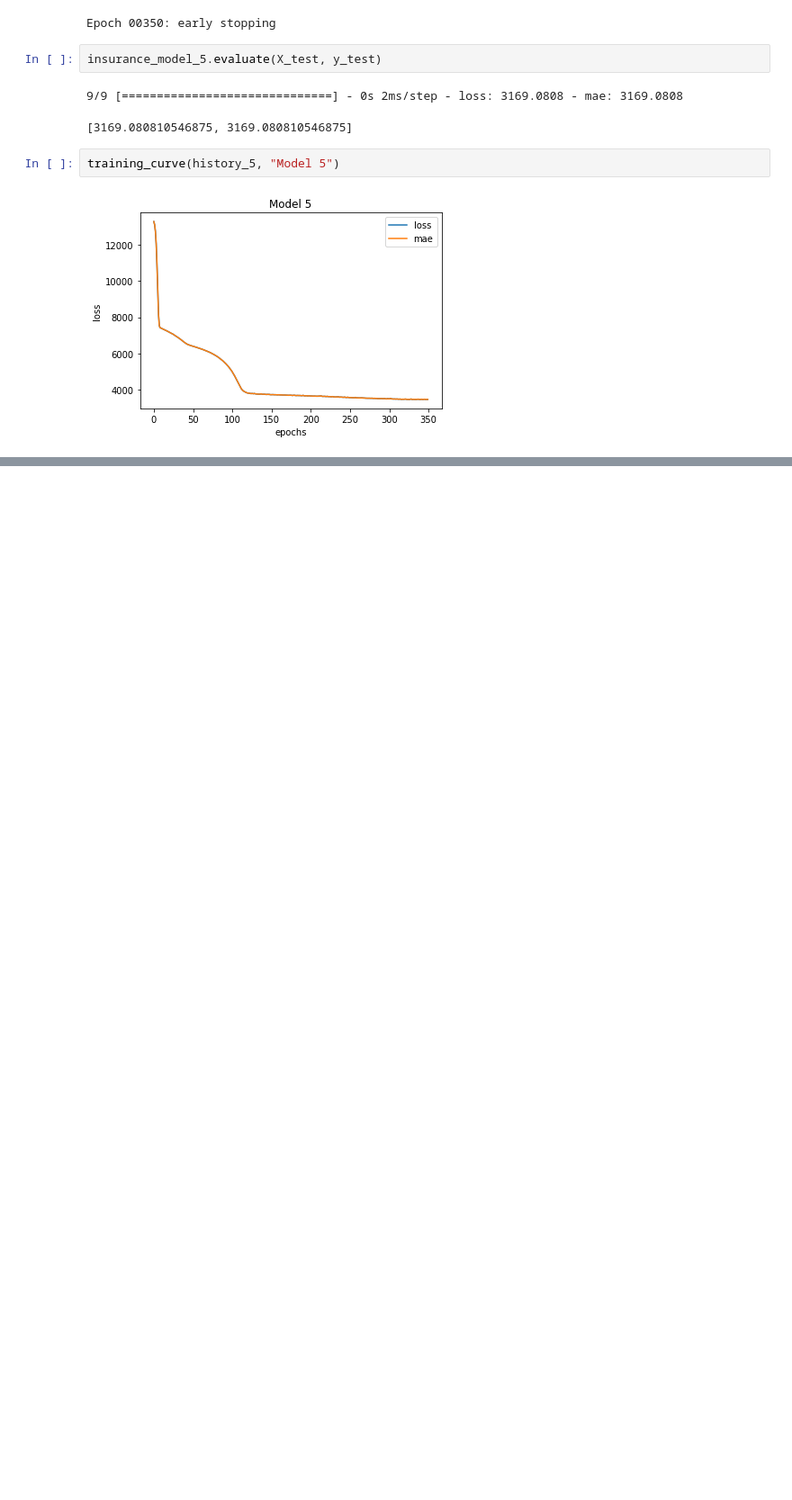
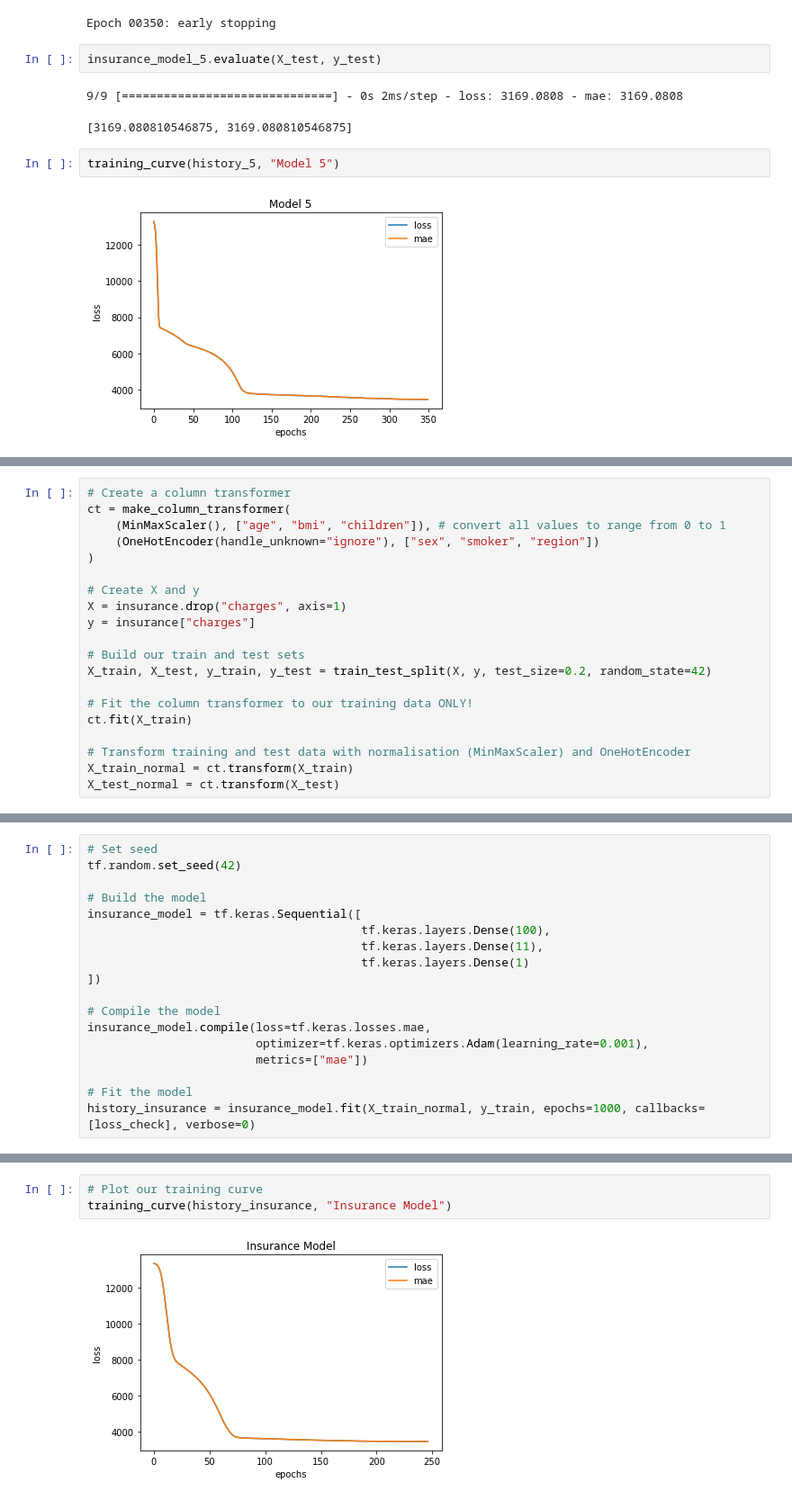
Before and after one commit to gwalshe73/TFDevCert2021, a Jupyter notebook: 01_neural_network_regression_with_tensorflow_video.ipynb, the cells around one changed output, grey strips where cells are left out. Shown: that part at 90% size. Cells and saved outputs as stored; diff of their text form; blank space fills up the shorter version.

```diff
--- a/01_neural_network_regression_with_tensorflow_video.ipynb
+++ b/01_neural_network_regression_with_tensorflow_video.ipynb
@@ -1062,0 +1093,20 @@ training_curve(history_5, "Model 5")
+# %%
+# Create a column transformer
+ct = make_column_transformer(
+    (MinMaxScaler(), ["age", "bmi", "children"]), # convert all values to range from 0 to 1
+    (OneHotEncoder(handle_unknown="ignore"), ["sex", "smoker", "region"])
+)
+
+# Create X and y
+X = insurance.drop("charges", axis=1)
+y = insurance["charges"]
+
+# Build our train and test sets
+X_train, X_test, y_train, y_test = train_test_split(X, y, test_size=0.2, random_state=42)
+
+# Fit the column transformer to our training data ONLY!
+ct.fit(X_train)
+
+# Transform training and test data with normalisation (MinMaxScaler) and OneHotEncoder
+X_train_normal = ct.transform(X_train)
+X_test_normal = ct.transform(X_test)
@@ -1062,0 +1137,18 @@ training_curve(history_5, "Model 5")
+# %%
+# Set seed
+tf.random.set_seed(42)
+
+# Build the model
+insurance_model = tf.keras.Sequential([
+                                       tf.keras.layers.Dense(100),
+                                       tf.keras.layers.Dense(11),
+                                       tf.keras.layers.Dense(1)
+])
+
+# Compile the model
+insurance_model.compile(loss=tf.keras.losses.mae,
+                        optimizer=tf.keras.optimizers.Adam(learning_rate=0.001),
+                        metrics=["mae"])
+
+# Fit the model
+history_insurance = insurance_model.fit(X_train_normal, y_train, epochs=1000, callbacks=[loss_check], verbose=0)
@@ -1062,0 +1163,5 @@ training_curve(history_5, "Model 5")
+# %%
+# Plot our training curve
+training_curve(history_insurance, "Insurance Model")
+# %% [output]
+[figure, added]
```
Also changed, not shown: parts of 23 cells of this notebook.
